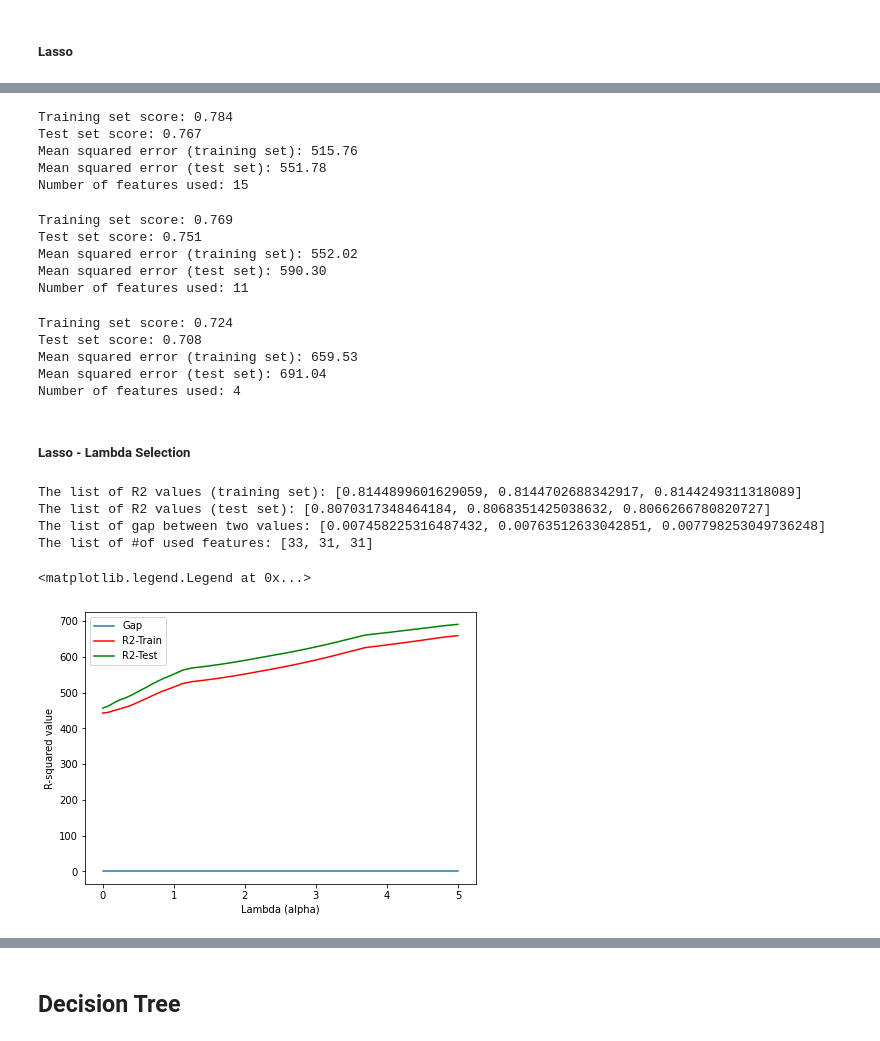
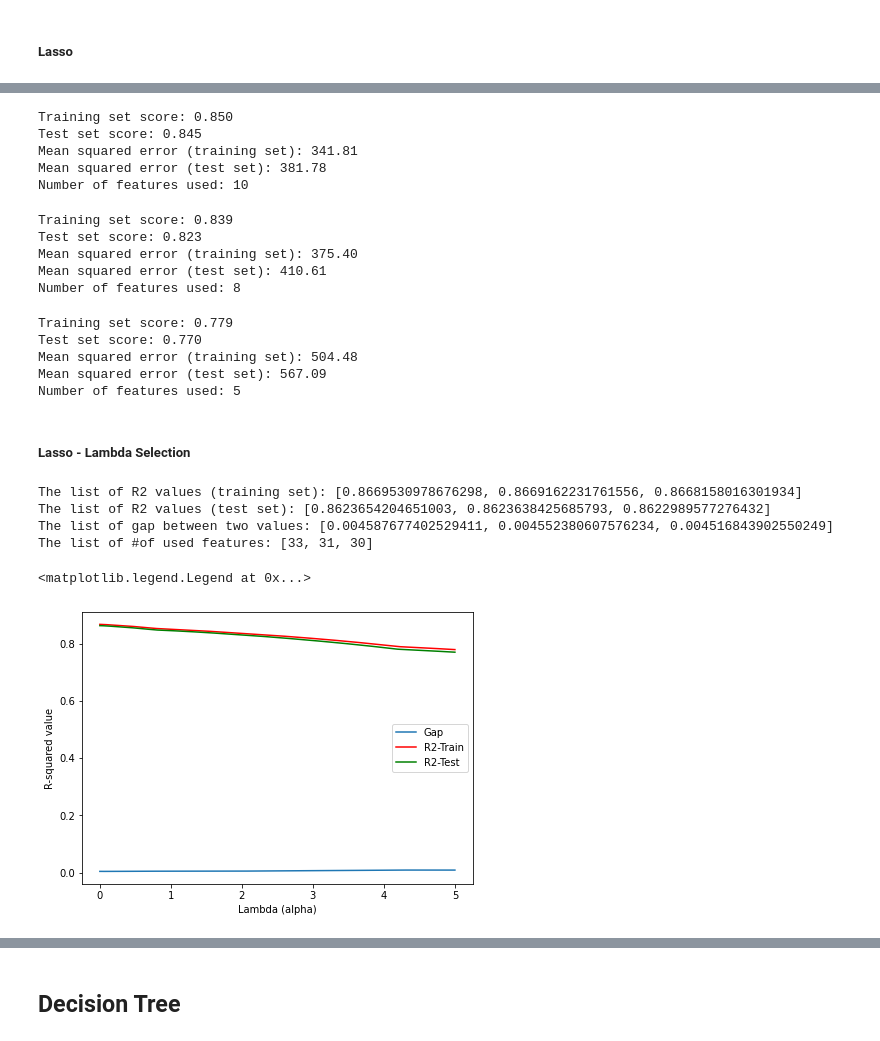
Before and after one commit to Shen-dot-Xin/ML_FinalProject, a Jupyter notebook: src/Modeling.ipynb, the cells around one changed output, grey strips where cells are left out. Saved outputs shown, nothing was run; the diff lists cells and outputs as text; code cells hidden in the pictures.

```diff
--- a/src/Modeling.ipynb
+++ b/src/Modeling.ipynb
@@ -40,7 +40,7 @@ from sklearn.metrics import r2_score, mean_squared_error
 # %% [markdown]
 ##### Read Data
 # %%
-df_full = pd.read_csv('/gdrive/MyDrive/000 Spring 2022/ML/ML_FinalProject/fulldata_impute.csv')
+df_full = pd.read_csv('/gdrive/MyDrive/000 Spring 2022/ML/ML_FinalProject/data/fulldata_impute.csv')
 # %%
 df_full.columns
 # %% [output]
@@ -372,11 +372,11 @@ print('Mean squared error (test set): %.2f'% mean_squared_error(y_test, lasso.pr
 # If the model panalize too much, then the model lose lots of predictors
 print("Number of features used:", np.sum(lasso.coef_ != 0))
 # %% [output]
-Training set score: 0.784
-Test set score: 0.767
-Mean squared error (training set): 515.76
-Mean squared error (test set): 551.78
-Number of features used: 15
+Training set score: 0.850
+Test set score: 0.845
+Mean squared error (training set): 341.81
+Mean squared error (test set): 381.78
+Number of features used: 10
 # %%
 # With alpha = 2
 lasso = Lasso(alpha=2).fit(X_train, y_train)
@@ -390,11 +390,11 @@ print('Mean squared error (test set): %.2f'% mean_squared_error(y_test, lasso.pr
 # If the model panalize too much, then the model lose lots of predictors
 print("Number of features used:", np.sum(lasso.coef_ != 0))
 # %% [output]
-Training set score: 0.769
-Test set score: 0.751
-Mean squared error (training set): 552.02
-Mean squared error (test set): 590.30
-Number of features used: 11
+Training set score: 0.839
+Test set score: 0.823
+Mean squared error (training set): 375.40
+Mean squared error (test set): 410.61
+Number of features used: 8
 # %%
 # With alpha = 5
 lasso = Lasso(alpha=5).fit(X_train, y_train)
@@ -408,11 +408,11 @@ print('Mean squared error (test set): %.2f'% mean_squared_error(y_test, lasso.pr
 # If the model panalize too much, then the model lose lots of predictors
 print("Number of features used:", np.sum(lasso.coef_ != 0))
 # %% [output]
-Training set score: 0.724
-Test set score: 0.708
-Mean squared error (training set): 659.53
-Mean squared error (test set): 691.04
-Number of features used: 4
+Training set score: 0.779
+Test set score: 0.770
+Mean squared error (training set): 504.48
+Mean squared error (test set): 567.09
+Number of features used: 5
 # %% [markdown]
 ##### Lasso - Lambda Selection
 # %%
@@ -451,22 +451,22 @@ print ("The list of R2 values (test set):", list_test[:3]) # print only first th
 print ("The list of gap between two values:", list_gap[:3]) # print only first three itmes due to the length
 print ("The list of #of used features:", list_num_features[:3])
 # %% [output]
-The list of R2 values (training set): [0.8144899601629059, 0.8144702688342917, 0.8144249311318089]
-The list of R2 values (test set): [0.8070317348464184, 0.8068351425038632, 0.8066266780820727]
-The list of gap between two values: [0.007458225316487432, 0.00763512633042851, 0.007798253049736248]
-The list of #of used features: [33, 31, 31]
+The list of R2 values (training set): [0.8669530978676298, 0.8669162231761556, 0.8668158016301934]
+The list of R2 values (test set): [0.8623654204651003, 0.8623638425685793, 0.8622989577276432]
+The list of gap between two values: [0.004587677402529411, 0.004552380607576234, 0.004516843902550249]
+The list of #of used features: [33, 31, 30]
 # %%
 plt.figure(figsize=(7,5))
 
 plt.plot(lambdas, list_gap, label='Gap')
-plt.plot(lambdas, list_train_e, c='Red', label='R2-Train')
-plt.plot(lambdas, list_test_e, c='Green', label='R2-Test')
+plt.plot(lambdas, list_train, c='Red', label='R2-Train')
+plt.plot(lambdas, list_test, c='Green', label='R2-Test')
 
 plt.xlabel("Lambda (alpha)")
 plt.ylabel("R-squared value")
 
 plt.legend()
 # %% [output]
 <matplotlib.legend.Legend at 0x...>
-[figure, old version]
+[figure, new version]
 # %%
```
Also changed, not shown: parts of 41 cells of this notebook.
